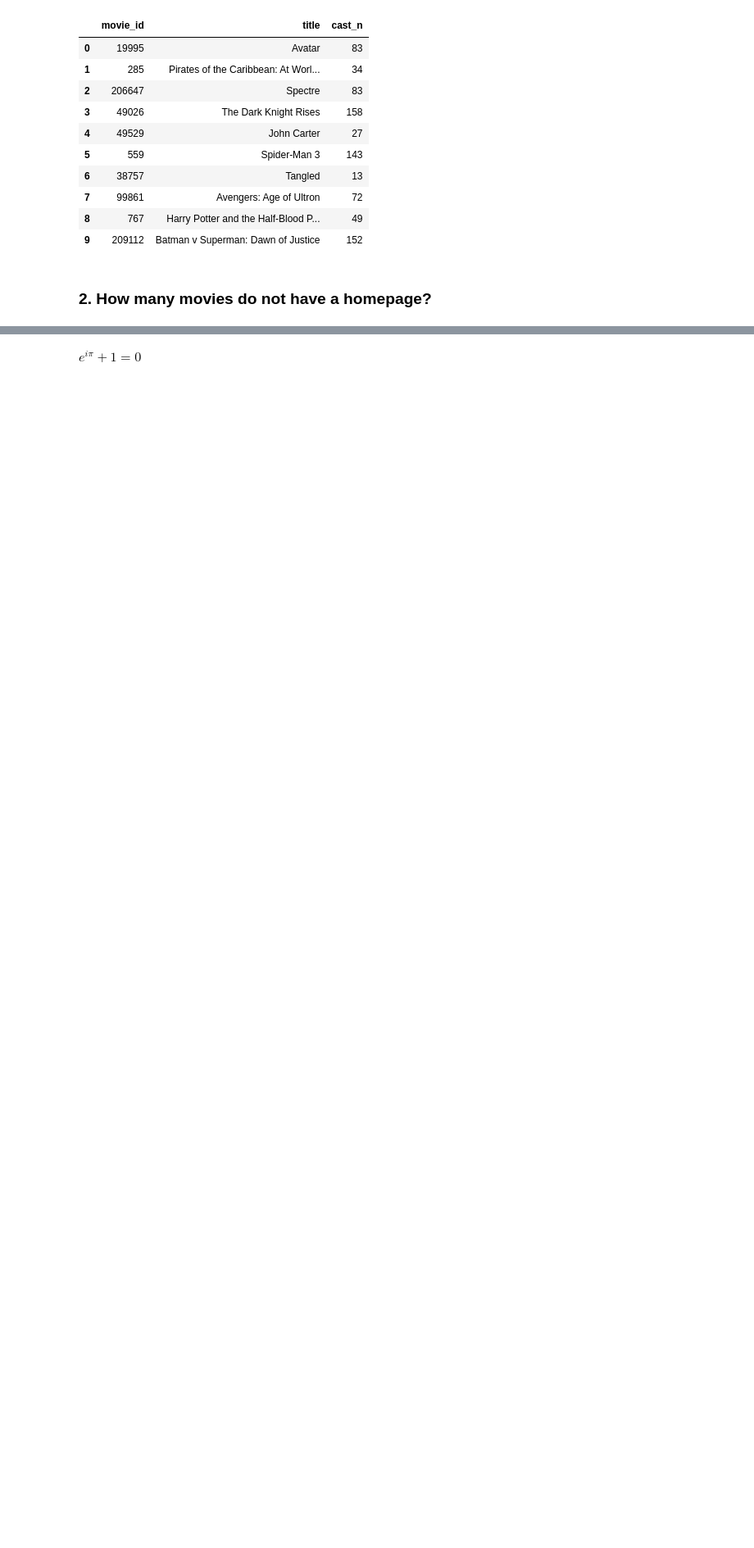
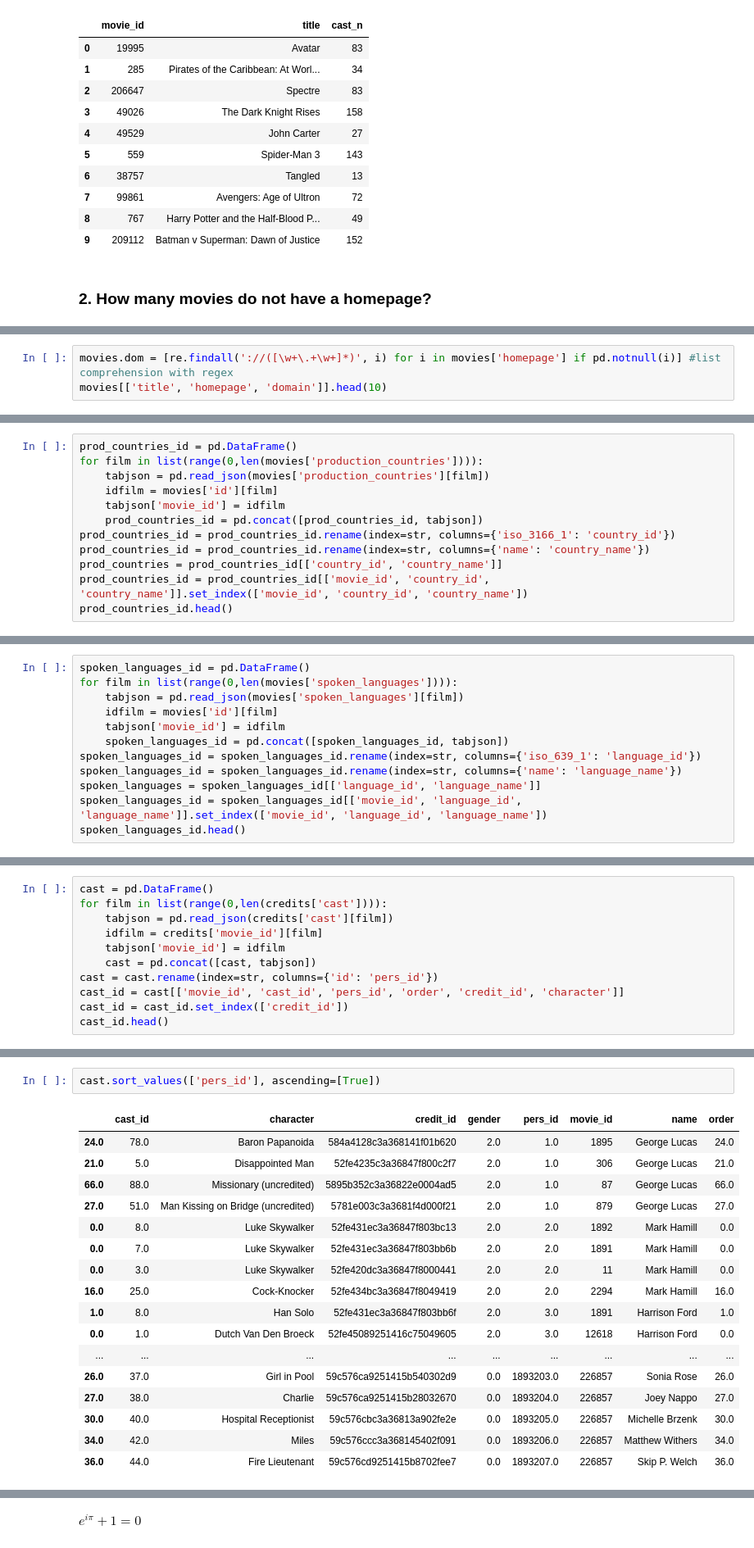
Before and after one commit to daraste/Foundations-of-Computer-Science, a Jupyter notebook: Foundations_of_Computer_Science_Project.ipynb, the cells around one changed output, grey strips where cells are left out. Shown at 82% size. Drawn from its saved outputs; the diff is of its cells as text; blank space fills up the shorter version.

```diff
--- a/Foundations_of_Computer_Science_Project.ipynb
+++ b/Foundations_of_Computer_Science_Project.ipynb
@@ -67,0 +101,3 @@ credits[['movie_id','title','cast_n']].head(10)
+# %%
+movies.dom = [re.findall('://([\w+\.+\w+]*)', i) for i in movies['homepage'] if pd.notnull(i)] #list comprehension with regex
+movies[['title', 'homepage', 'domain']].head(10)
@@ -67,0 +196,12 @@ credits[['movie_id','title','cast_n']].head(10)
+# %%
+prod_countries_id = pd.DataFrame()
+for film in list(range(0,len(movies['production_countries']))):
+    tabjson = pd.read_json(movies['production_countries'][film])
+    idfilm = movies['id'][film]
+    tabjson['movie_id'] = idfilm
+    prod_countries_id = pd.concat([prod_countries_id, tabjson])
+prod_countries_id = prod_countries_id.rename(index=str, columns={'iso_3166_1': 'country_id'})
+prod_countries_id = prod_countries_id.rename(index=str, columns={'name': 'country_name'})
+prod_countries = prod_countries_id[['country_id', 'country_name']]
+prod_countries_id = prod_countries_id[['movie_id', 'country_id', 'country_name']].set_index(['movie_id', 'country_id', 'country_name'])
+prod_countries_id.head()
@@ -67,0 +216,12 @@ credits[['movie_id','title','cast_n']].head(10)
+# %%
+spoken_languages_id = pd.DataFrame()
+for film in list(range(0,len(movies['spoken_languages']))):
+    tabjson = pd.read_json(movies['spoken_languages'][film])
+    idfilm = movies['id'][film]
+    tabjson['movie_id'] = idfilm
+    spoken_languages_id = pd.concat([spoken_languages_id, tabjson])
+spoken_languages_id = spoken_languages_id.rename(index=str, columns={'iso_639_1': 'language_id'})
+spoken_languages_id = spoken_languages_id.rename(index=str, columns={'name': 'language_name'})
+spoken_languages = spoken_languages_id[['language_id', 'language_name']]
+spoken_languages_id = spoken_languages_id[['movie_id', 'language_id', 'language_name']].set_index(['movie_id', 'language_id', 'language_name'])
+spoken_languages_id.head()
@@ -67,0 +236,11 @@ credits[['movie_id','title','cast_n']].head(10)
+# %%
+cast = pd.DataFrame()
+for film in list(range(0,len(credits['cast']))):
+    tabjson = pd.read_json(credits['cast'][film])
+    idfilm = credits['movie_id'][film]
+    tabjson['movie_id'] = idfilm
+    cast = pd.concat([cast, tabjson])
+cast = cast.rename(index=str, columns={'id': 'pers_id'})
+cast_id = cast[['movie_id', 'cast_id', 'pers_id', 'order', 'credit_id', 'character']]
+cast_id = cast_id.set_index(['credit_id'])
+cast_id.head()
@@ -67,0 +298,20 @@ credits[['movie_id','title','cast_n']].head(10)
+# %%
+cast.sort_values(['pers_id'], ascending=[True])
+# %% [output]
+|  | cast_id | character | credit_id | gender | pers_id | movie_id | name | order |
+| 24.0 | 78.0 | Baron Papanoida | 584a4128c3a368141f01b620 | 2.0 | 1.0 | 1895 | George Lucas | 24.0 |
+| 21.0 | 5.0 | Disappointed Man | 52fe4235c3a36847f800c2f7 | 2.0 | 1.0 | 306 | George Lucas | 21.0 |
+| 66.0 | 88.0 | Missionary (uncredited) | 5895b352c3a36822e0004ad5 | 2.0 | 1.0 | 87 | George Lucas | 66.0 |
+| 27.0 | 51.0 | Man Kissing on Bridge (uncredited) | 5781e003c3a3681f4d000f21 | 2.0 | 1.0 | 879 | George Lucas | 27.0 |
+| 0.0 | 8.0 | Luke Skywalker | 52fe431ec3a36847f803bc13 | 2.0 | 2.0 | 1892 | Mark Hamill | 0.0 |
+| 0.0 | 7.0 | Luke Skywalker | 52fe431ec3a36847f803bb6b | 2.0 | 2.0 | 1891 | Mark Hamill | 0.0 |
+| 0.0 | 3.0 | Luke Skywalker | 52fe420dc3a36847f8000441 | 2.0 | 2.0 | 11 | Mark Hamill | 0.0 |
+| 16.0 | 25.0 | Cock-Knocker | 52fe434bc3a36847f8049419 | 2.0 | 2.0 | 2294 | Mark Hamill | 16.0 |
+| 1.0 | 8.0 | Han Solo | 52fe431ec3a36847f803bb6f | 2.0 | 3.0 | 1891 | Harrison Ford | 1.0 |
+| 0.0 | 1.0 | Dutch Van Den Broeck | 52fe45089251416c75049605 | 2.0 | 3.0 | 12618 | Harrison Ford | 0.0 |
+| ... | ... | ... | ... | ... | ... | ... | ... | ... |
+| 26.0 | 37.0 | Girl in Pool | 59c576ca9251415b540302d9 | 0.0 | 1893203.0 | 226857 | Sonia Rose | 26.0 |
+| 27.0 | 38.0 | Charlie | 59c576ca9251415b28032670 | 0.0 | 1893204.0 | 226857 | Joey Nappo | 27.0 |
+| 30.0 | 40.0 | Hospital Receptionist | 59c576cbc3a36813a902fe2e | 0.0 | 1893205.0 | 226857 | Michelle Brzenk | 30.0 |
+| 34.0 | 42.0 | Miles | 59c576ccc3a368145402f091 | 0.0 | 1893206.0 | 226857 | Matthew Withers | 34.0 |
+| 36.0 | 44.0 | Fire Lieutenant | 59c576cd9251415b8702fee7 | 0.0 | 1893207.0 | 226857 | Skip P. Welch | 36.0 |
```
Also changed, not shown: parts of 23 cells of this notebook.
